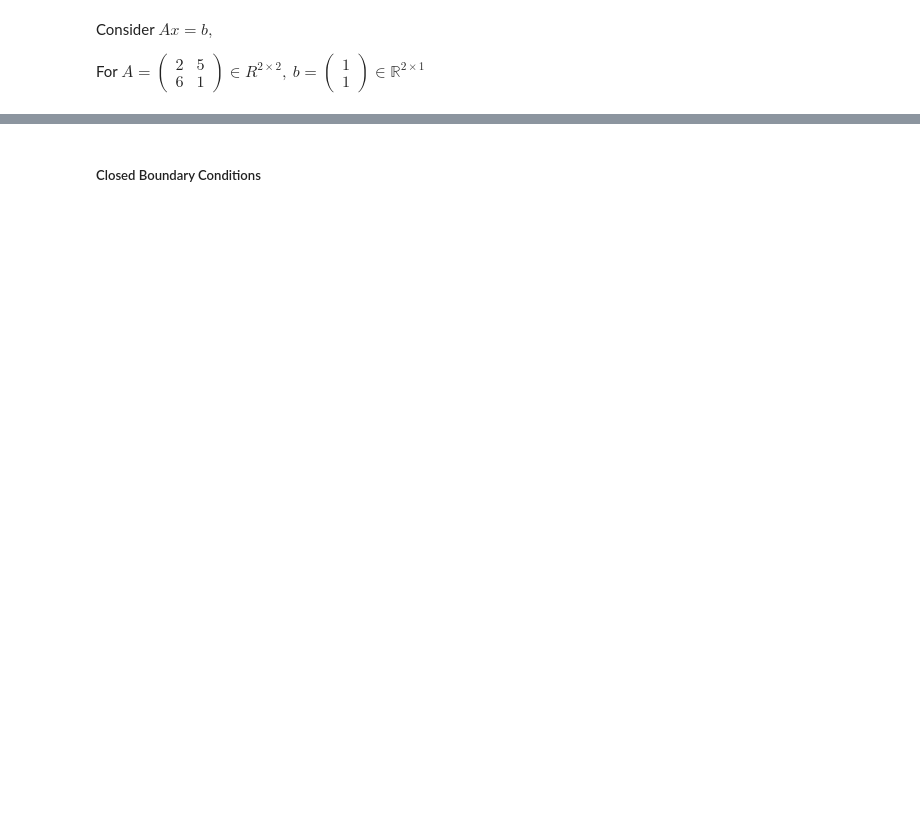
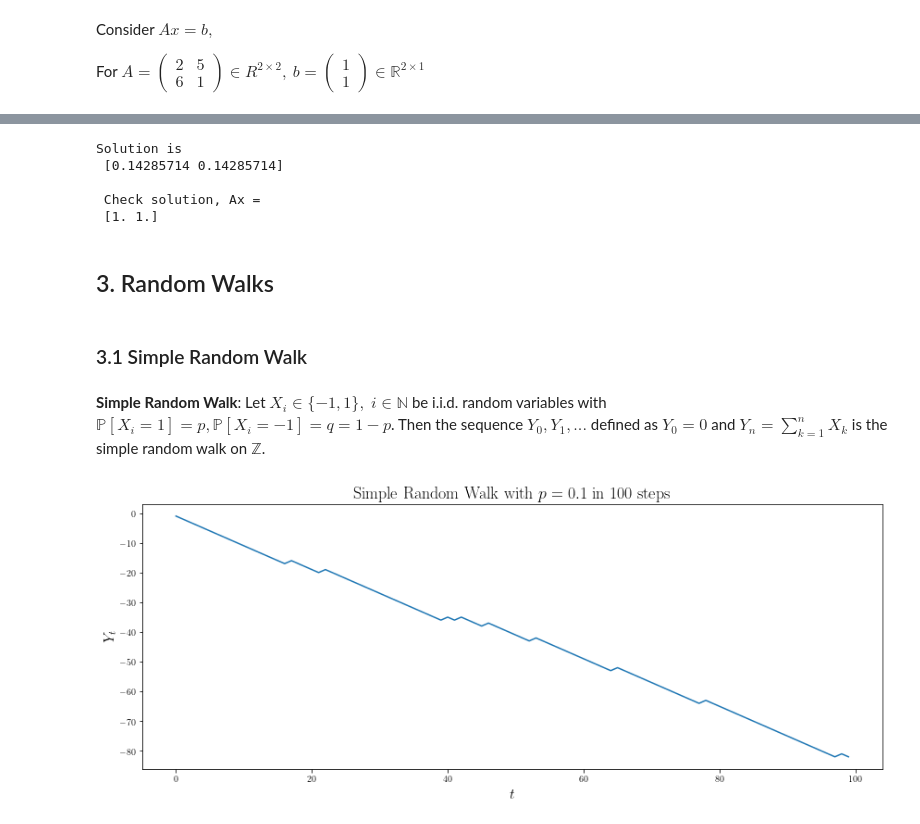
Before and after one commit to YIMINGMA/Stochastic-Modelling-and-Random-Processes, a Jupyter notebook: Notebooks/Support-Class-1.ipynb, the cells around one changed output, grey strips where cells are left out. Drawn from its saved outputs; the diff is of its cells as text; code cells hidden in the pictures; blank space fills up the shorter version.

```diff
--- a/Notebooks/Support-Class-1.ipynb
+++ b/Notebooks/Support-Class-1.ipynb
@@ -20,6 +20,9 @@ import matplotlib.pyplot as plt
 from scipy import linalg as lg
 import time
 import seaborn as sns
+
+plt.rc("text", usetex=True)
+plt.rc("font", family="serif")
 # %% [markdown]
 Useful things:
 # %%
@@ -323,2 +187,35 @@ You may want to use modulus for this (`%`)
-# %% [markdown]
-##### Closed Boundary Conditions
+# %%
+A = [[2,5], [6,1]]
+b = [1,1]
+x = np.linalg.solve(A,b)
+
+print("Solution is \n", x)
+print("\n Check solution, Ax = \n", np.dot(A,x))
+# %% [output]
+Solution is
+ [0.14285714 0.14285714]
+
+ Check solution, Ax =
+ [1. 1.]
+# %% [markdown]
+## 3. Random Walks
+# %% [markdown]
+### 3.1 Simple Random Walk
+# %% [markdown]
+**Simple Random Walk**: Let $X_i \in \{-1,1\}, \; i \in \mathbb{N}$ be i.i.d. random variables with $\mathbb{P}[X_i = 1] = p, \mathbb{P}[X_i = -1] = q = 1-p$. Then the sequence $Y_0, Y_1,...$ defined as $Y_0 = 0$ and $Y_n = \sum_{k=1}^{n} X_k$ is the simple random walk on $\mathbb{Z}$.
+# %%
+p = 0.1
+tmax = 100
+Xs = np.random.RandomState(1234).rand(tmax)
+Xs[Xs < p] = 1
+Xs[Xs != 1] = -1
+Ys = np.cumsum(Xs)
+
+plt.figure(figsize=(12,5))
+plt.plot(range(tmax), Ys)
+plt.xlabel(r"$t$", fontsize=16)
+plt.ylabel(r"$Y_t$", fontsize=16)
+plt.title(r"Simple Random Walk with $p = 0.1$ in $100$ steps", fontsize=18)
+plt.tight_layout();
+# %% [output]
+[figure, added]
```
Also changed, not shown: parts of 44 cells of this notebook, 3 other files.
